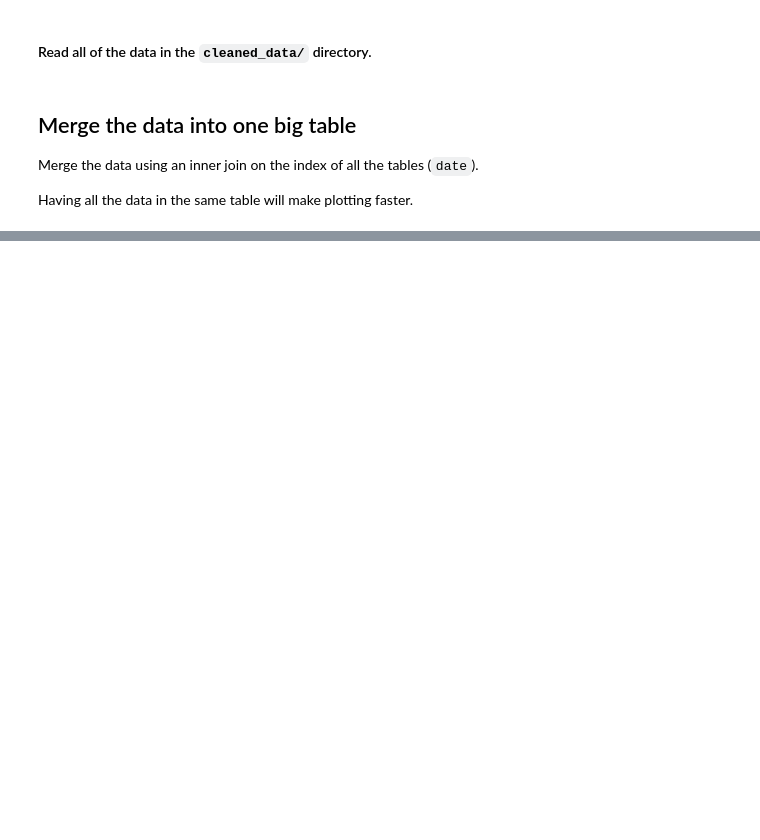
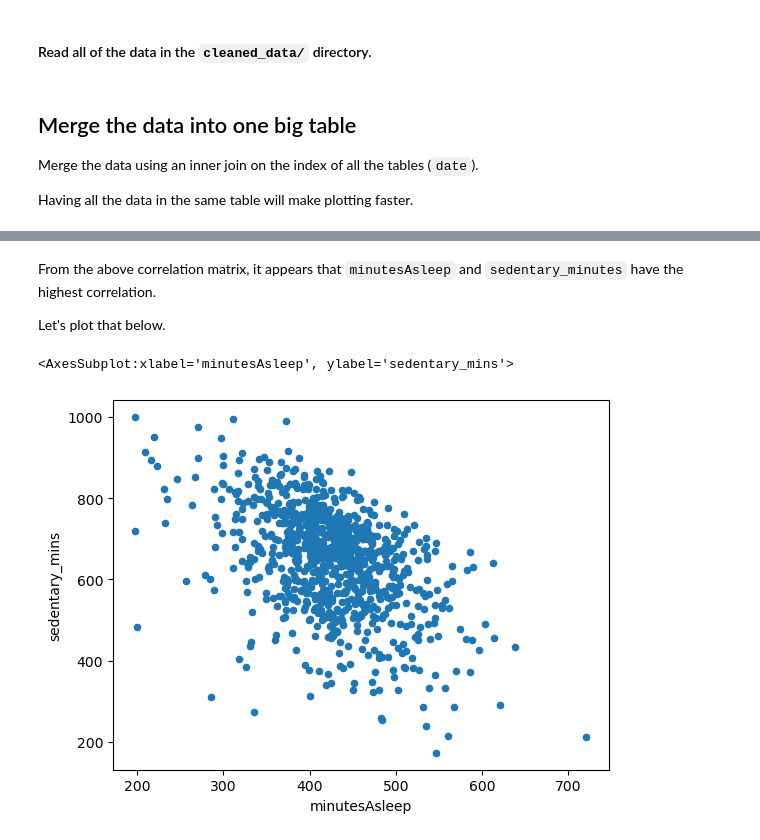
Before and after one commit to jackie-kinsler/sleep_analysis_py, a Jupyter notebook: sleep_analysis_py.ipynb, the cells around one changed output, grey strips where cells are left out. Saved outputs shown, nothing was run; the diff lists cells and outputs as text; code cells hidden in the pictures; blank space fills up the shorter version.

Commit message:
Sleep analysis doing correlation. Also got some before/after van stats.

```diff
--- a/sleep_analysis_py.ipynb
+++ b/sleep_analysis_py.ipynb
@@ -50,6 +48,10 @@ Merge the data using an inner join on the index of all the tables (`date`).
 Having all the data in the same table will make plotting faster.
 # %%
 daily_stats = pd.concat(dfs, join='inner', axis=1)
+# %%
+# I'm also adding a column that summarizes all of the activity minutes for the day
+daily_stats['sum_active_mins'] = daily_stats['light_act_mins'] + daily_stats['moderate_act_mins'] + daily_stats['very_act_mins']
+daily_stats.to_pickle('cleaned_data/daily_stats.pkl')
 # %%
 daily_stats.info()
 # %% [output]
@@ -74,0 +100,9 @@ memory usage: 138.3 KB
+# %% [markdown]
+From the above correlation matrix, it appears that `minutesAsleep` and `sedentary_minutes` have the highest correlation.
+
+Let's plot that below.
+# %%
+daily_stats.plot.scatter(x='minutesAsleep', y='sedentary_mins')
+# %% [output]
+<AxesSubplot:xlabel='minutesAsleep', ylabel='sedentary_mins'>
+[figure, added]
```
Also changed, not shown: parts of 17 cells of this notebook, 1 other file.
